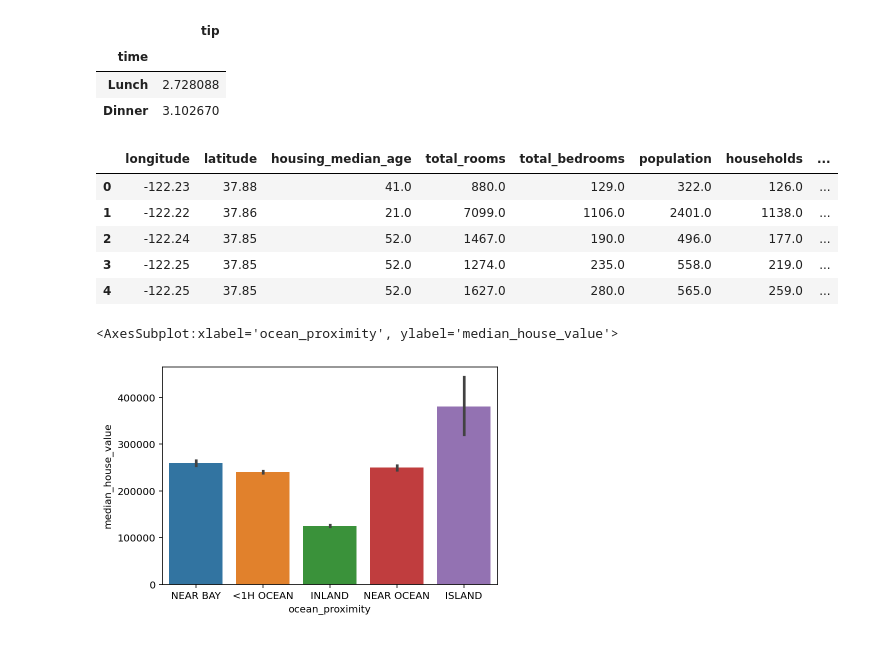
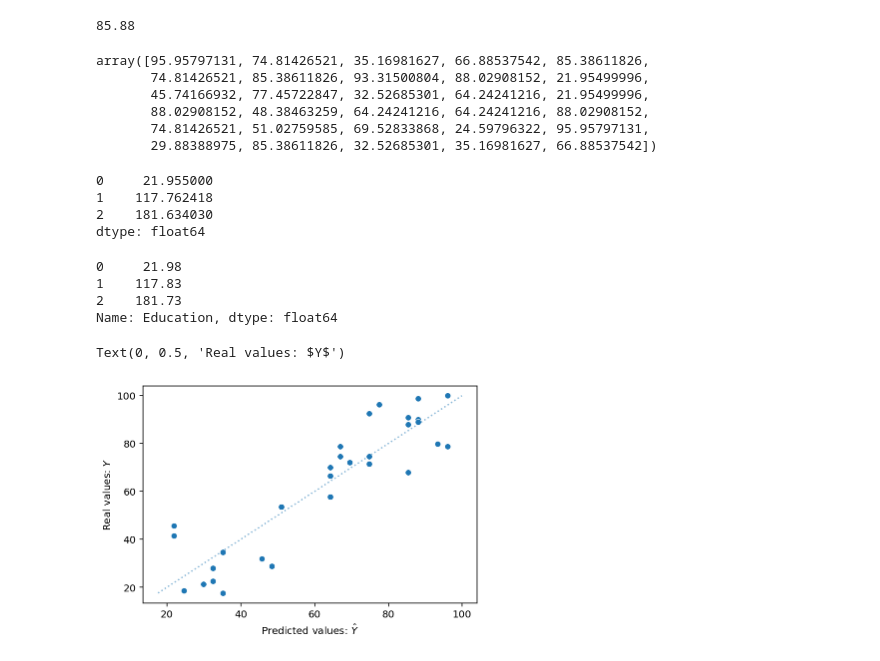
Before and after one commit to UCSD-CSS2/ucsd-css2-website, a Jupyter notebook: _sources/lectures/interactive.ipynb, the cells around one changed output. Drawn from its saved outputs; the diff is of its cells as text; code cells hidden in the pictures.

```diff
--- a/_sources/lectures/interactive.ipynb
+++ b/_sources/lectures/interactive.ipynb
@@ -37,24 +27,38 @@ df_tips.head(5)
-# %%
-df_tips[['time', 'tip']].groupby("time").mean()
-# %% [output]
-|  | tip |
-| time |  |
-| Lunch | 2.728088 |
-| Dinner | 3.102670 |
-# %%
-df_housing = pd.read_csv("data/housing.csv")
-df_housing.head(5)
-# %% [output]
-|  | longitude | latitude | housing_median_age | total_rooms | total_bedrooms | population | households | ... |
-| 0 | -122.23 | 37.88 | 41.0 | 880.0 | 129.0 | 322.0 | 126.0 | ... |
-| 1 | -122.22 | 37.86 | 21.0 | 7099.0 | 1106.0 | 2401.0 | 1138.0 | ... |
-| 2 | -122.24 | 37.85 | 52.0 | 1467.0 | 190.0 | 496.0 | 177.0 | ... |
-| 3 | -122.25 | 37.85 | 52.0 | 1274.0 | 235.0 | 558.0 | 219.0 | ... |
-| 4 | -122.25 | 37.85 | 52.0 | 1627.0 | 280.0 | 565.0 | 259.0 | ... |
-# %%
-sns.barplot(data = df_housing,
-           x = "ocean_proximity",
-           y = "median_house_value")
-# %% [output]
-<AxesSubplot:xlabel='ocean_proximity', ylabel='median_house_value'>
-[figure, removed]
+# %%
+X = 20
+-41.92 + 6.39 * X
+# %% [output]
+85.88
+# %%
+mod_edu.predict()
+# %% [output]
+array([95.95797131, 74.81426521, 35.16981627, 66.88537542, 85.38611826,
+       74.81426521, 85.38611826, 93.31500804, 88.02908152, 21.95499996,
+       45.74166932, 77.45722847, 32.52685301, 64.24241216, 21.95499996,
+       88.02908152, 48.38463259, 64.24241216, 64.24241216, 88.02908152,
+       74.81426521, 51.02759585, 69.52833868, 24.59796322, 95.95797131,
+       29.88388975, 85.38611826, 32.52685301, 35.16981627, 66.88537542])
+# %%
+new_data = pd.DataFrame({'Education': [10, 25, 35]})
+mod_edu.predict(new_data)
+# %% [output]
+0     21.955000
+1    117.762418
+2    181.634030
+dtype: float64
+# %%
+new_data['Education'] * 6.39 - 41.92
+# %% [output]
+0     21.98
+1    117.83
+2    181.73
+Name: Education, dtype: float64
+# %%
+y_pred = mod_edu.predict()
+sns.scatterplot(x = y_pred, y = df_income['Income'])
+sns.lineplot(x = df_income['Income'], y = df_income['Income'], alpha = .5, linestyle = "dotted")
+plt.xlabel("Predicted values: $\hat{Y}$")
+plt.ylabel("Real values: $Y$")
+# %% [output]
+Text(0, 0.5, 'Real values: $Y$')
+[figure, added]
```
Also changed, not shown: parts of 16 cells of this notebook, 56 other files.
